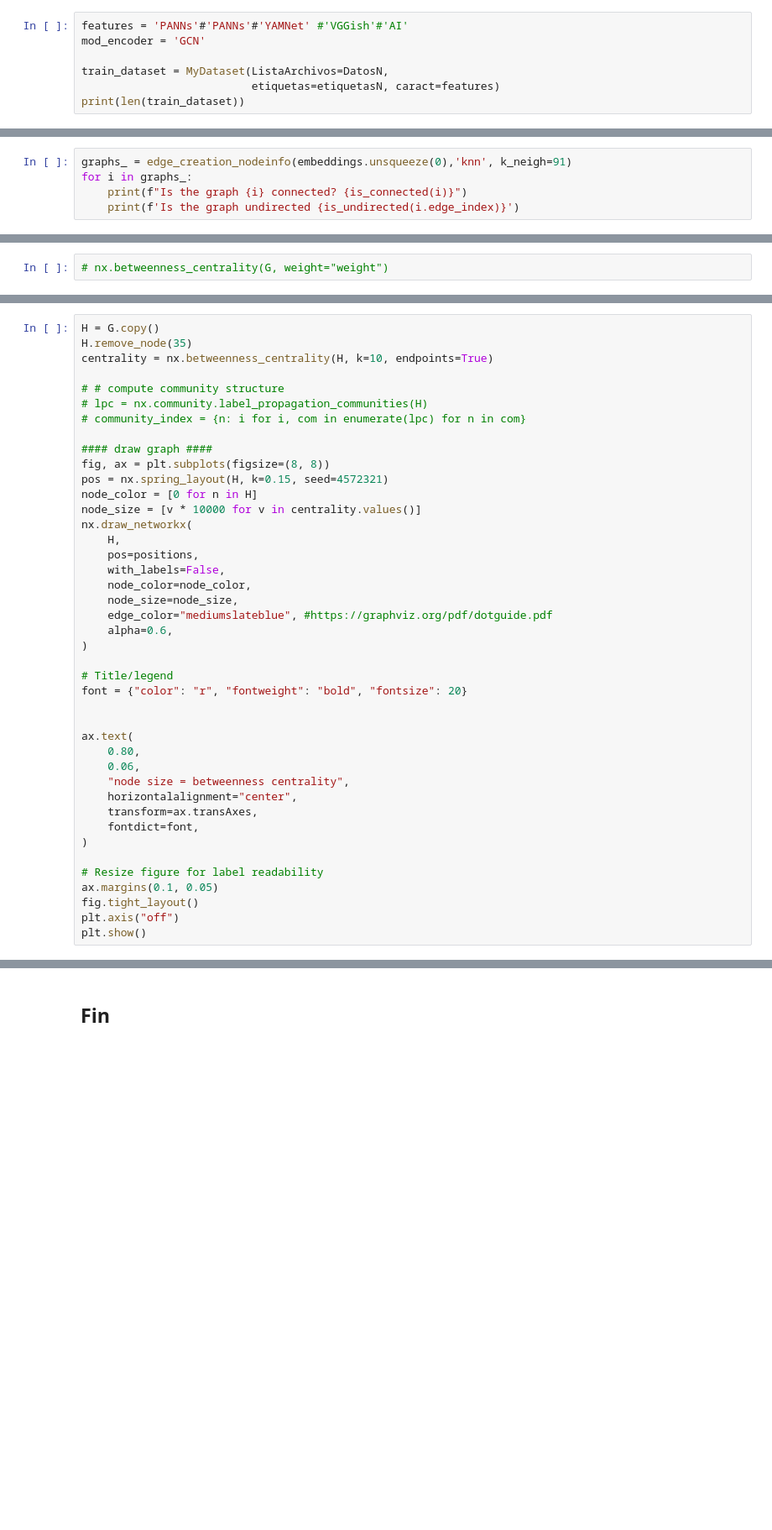
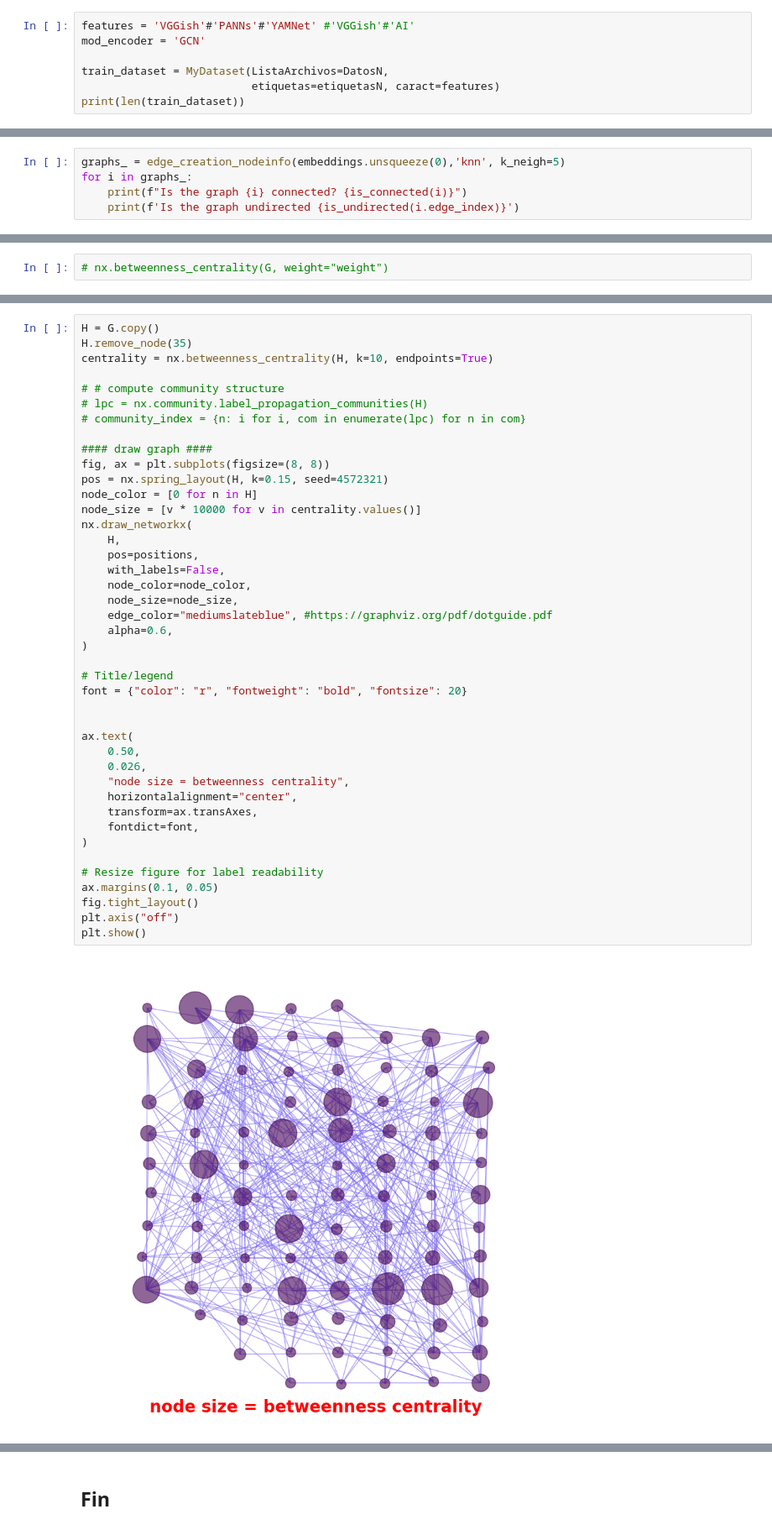
Before and after one commit to andrescastro-itm/GNN_ecoacoustic, a Jupyter notebook: GVAE_eval.ipynb, the cells around one changed output, grey strips where cells are left out. Shown at 84% size. Cells and saved outputs as stored; diff of their text form; blank space fills up the shorter version.

```diff
--- a/GVAE_eval.ipynb
+++ b/GVAE_eval.ipynb
@@ -23,7 +33,7 @@ DatosN = list(df_data.index)
 Clases = df_data.values.argmax(1)
 etiquetasN = Clases
 # %%
-features = 'PANNs'#'PANNs'#'YAMNet' #'VGGish'#'AI'
+features = 'VGGish'#'PANNs'#'YAMNet' #'VGGish'#'AI'
 mod_encoder = 'GCN'
 
 train_dataset = MyDataset(ListaArchivos=DatosN,
@@ -132,7 +192,7 @@ plt.show()
 # %% [markdown]
 ## Post-process graph
 # %%
-graphs_ = edge_creation_nodeinfo(embeddings.unsqueeze(0),'knn', k_neigh=91)
+graphs_ = edge_creation_nodeinfo(embeddings.unsqueeze(0),'knn', k_neigh=5)
 for i in graphs_:
     print(f"Is the graph {i} connected? {is_connected(i)}")
     print(f'Is the graph undirected {is_undirected(i.edge_index)}')
@@ -271,32 +349,34 @@ centrality = nx.betweenness_centrality(H, k=10, endpoints=True)
 fig, ax = plt.subplots(figsize=(8, 8))
 pos = nx.spring_layout(H, k=0.15, seed=4572321)
 node_color = [0 for n in H]
 node_size = [v * 10000 for v in centrality.values()]
 nx.draw_networkx(
     H,
     pos=positions,
     with_labels=False,
     node_color=node_color,
     node_size=node_size,
     edge_color="mediumslateblue", #https://graphviz.org/pdf/dotguide.pdf
     alpha=0.6,
 )
 
 # Title/legend
 font = {"color": "r", "fontweight": "bold", "fontsize": 20}
 
 
 ax.text(
-    0.80,
-    0.06,
+    0.50,
+    0.026,
     "node size = betweenness centrality",
     horizontalalignment="center",
     transform=ax.transAxes,
     fontdict=font,
 )
 
 # Resize figure for label readability
 ax.margins(0.1, 0.05)
 fig.tight_layout()
 plt.axis("off")
 plt.show()
+# %% [output]
+[figure, added]
```
Also changed, not shown: parts of 19 cells of this notebook.
